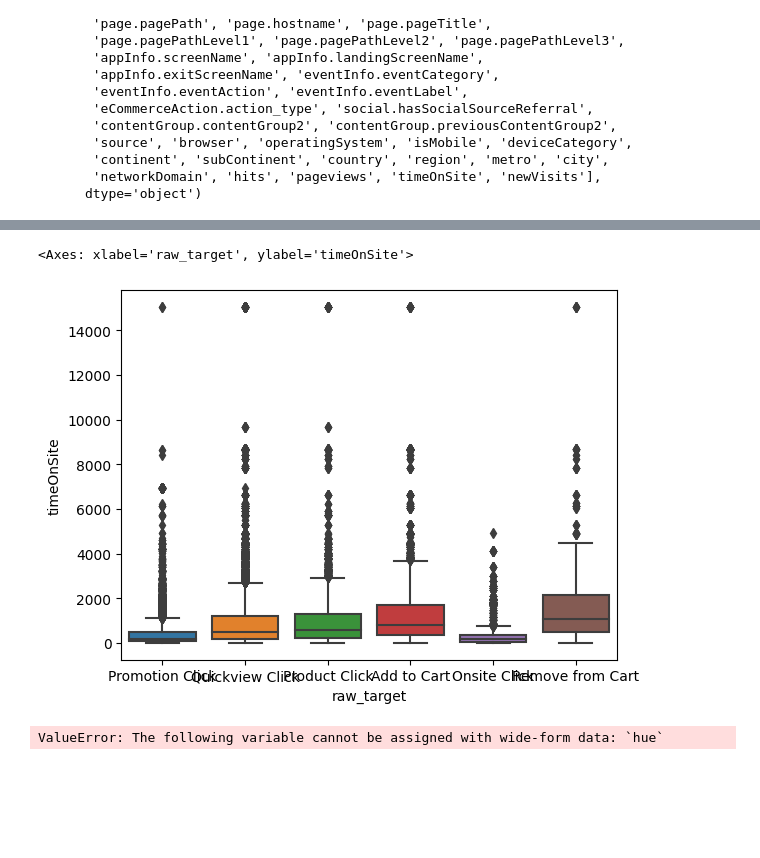
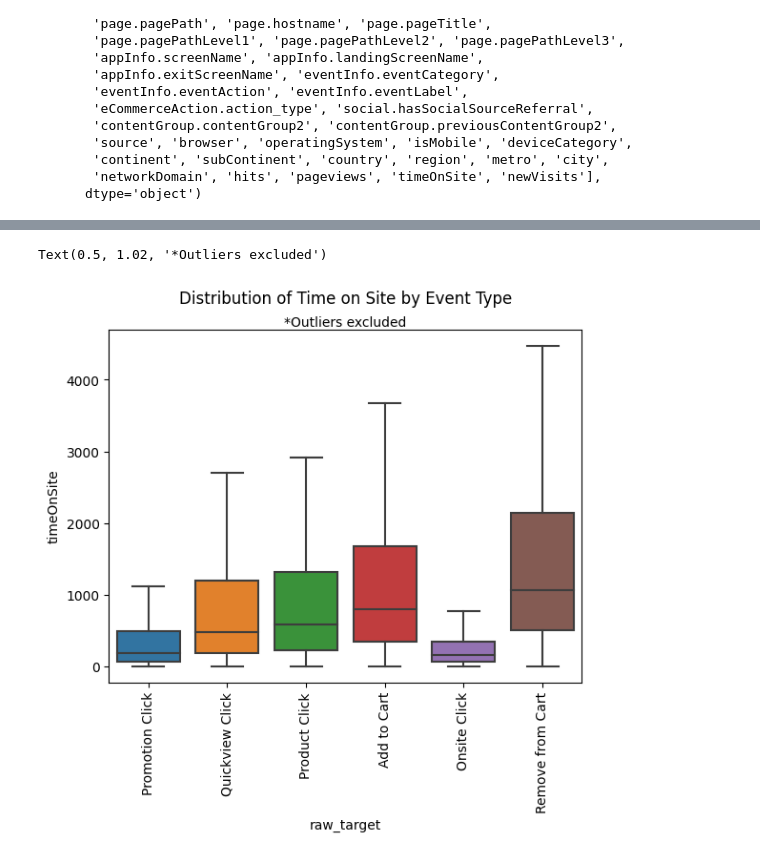
Before and after one commit to York-Solutions-B2E/jenny-huang-aml-capstone, a Jupyter notebook: eda.ipynb, the cells around one changed output, grey strips where cells are left out. Saved outputs shown, nothing was run; the diff lists cells and outputs as text; code cells hidden in the pictures; blank space fills up the shorter version.

```diff
--- a/eda.ipynb
+++ b/eda.ipynb
@@ -66,11 +82,10 @@ temp_x = X['timeOnSite']
 # %%
 sitetime = pd.concat([temp_x, raw_target], axis = 1)
 # %%
-sns.boxplot(x=raw_target, y = X['timeOnSite'])
+sns.boxplot(x=raw_target, y = X['timeOnSite'], showfliers = False)
+plt.xticks(rotation = 90)
+plt.title("Distribution of Time on Site by Event Type", pad = 20)
+plt.text(0.5, 1.02, '*Outliers excluded', horizontalalignment='center', verticalalignment='center', transform=plt.gca().transAxes)
 # %% [output]
-<Axes: xlabel='raw_target', ylabel='timeOnSite'>
+Text(0.5, 1.02, '*Outliers excluded')
-[figure, old version]
+[figure, new version]
-# %%
-sns.displot(data = sitetime, hue = 'raw_target')
-# %% [output]
-ValueError: The following variable cannot be assigned with wide-form data: `hue`
```
Also changed, not shown: parts of 4 cells of this notebook.
